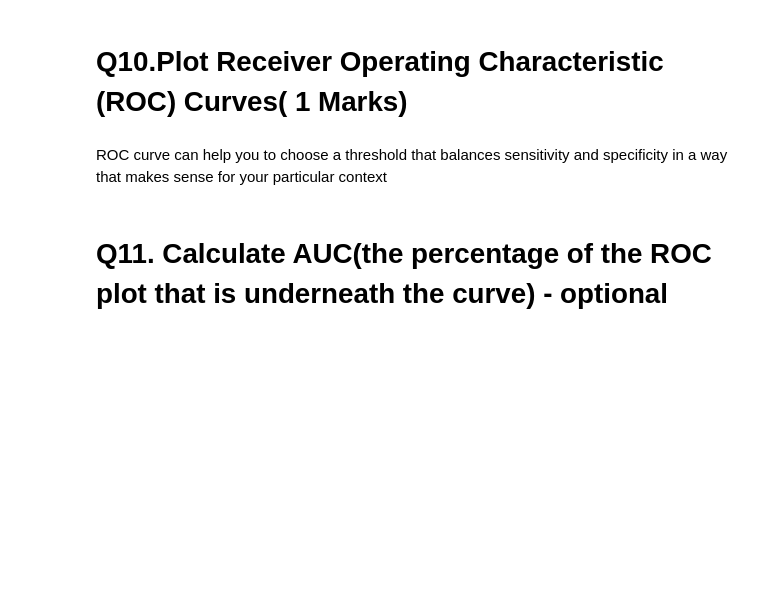
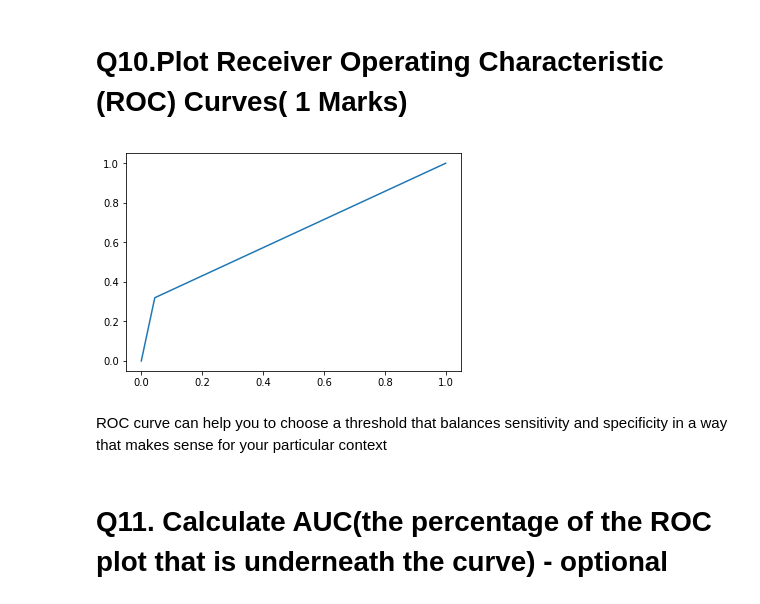
Before and after one commit to GreatLearningAIML1/aiml-ml-hyd-apr-19-batch-RahulLoha, a Jupyter notebook: R4_External_Lab_Validation_Accuracy-1.ipynb, the cells around one changed output. Cells and saved outputs as stored; diff of their text form; code cells hidden in the pictures; blank space fills up the shorter version.

```diff
--- a/R4_External_Lab_Validation_Accuracy-1.ipynb
+++ b/R4_External_Lab_Validation_Accuracy-1.ipynb
@@ -72,0 +114,4 @@ KeyError: ('account_check_status', 'credit_history', 'purpose', 'savings')
+# %%
+model = RandomForestClassifier(n_jobs=2,n_estimators=500,criterion="entropy",random_state=9999)
+# %%
+model.fit(X_train,y_train)
@@ -73,3 +126,5 @@ KeyError: ('account_check_status', 'credit_history', 'purpose', 'savings')
+# %%
+y_pred = model.predict(X_test)
 # %% [markdown]
 ### Q5 Calculate Confusion Matrix and Accuracy score (1 Marks)
 ##### Hint: Use confusion_matrix and accuracy_score
@@ -102,6 +216,13 @@ percentage of correct predictions and Calculate sensitivity (or True Positive Ra
 # Q10.Plot Receiver Operating Characteristic (ROC) Curves( 1 Marks)
 # %%
 #Hint: Use roc_curve
+# %%
+from sklearn.metrics import roc_curve,auc
+true,false,pattern = roc_curve(y_test,y_pred)
+# %%
+sns.lineplot(true,false);
+# %% [output]
+[figure, added]
 # %% [markdown]
 ROC curve can help you to choose a threshold that balances sensitivity and specificity in a way that makes sense for your particular context
 # %% [markdown]
```
Also changed, not shown: parts of 32 cells of this notebook.
